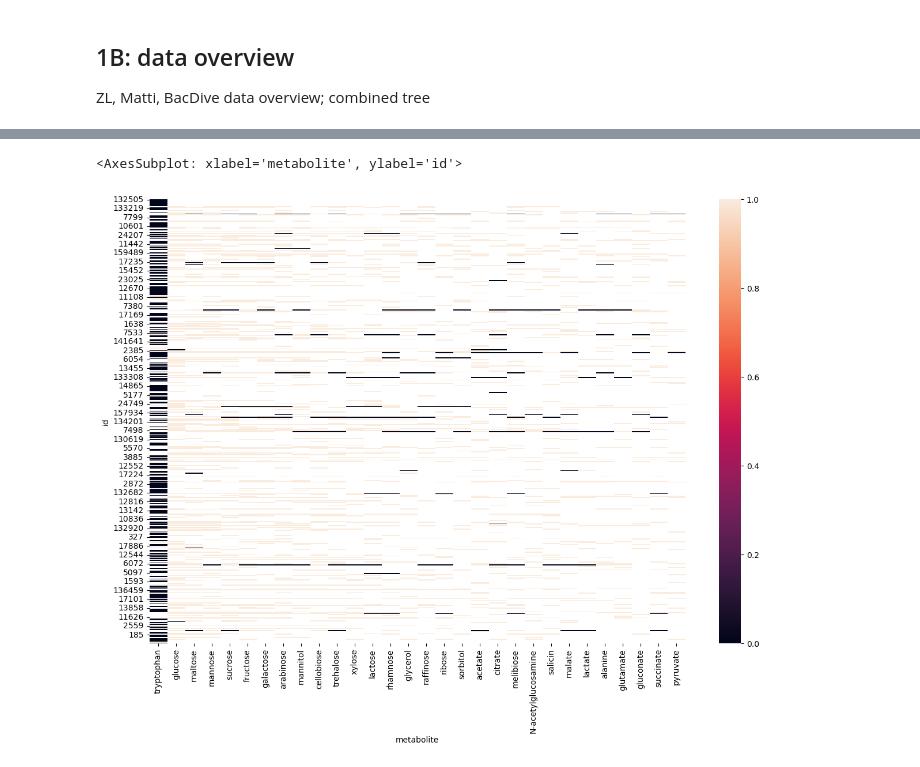
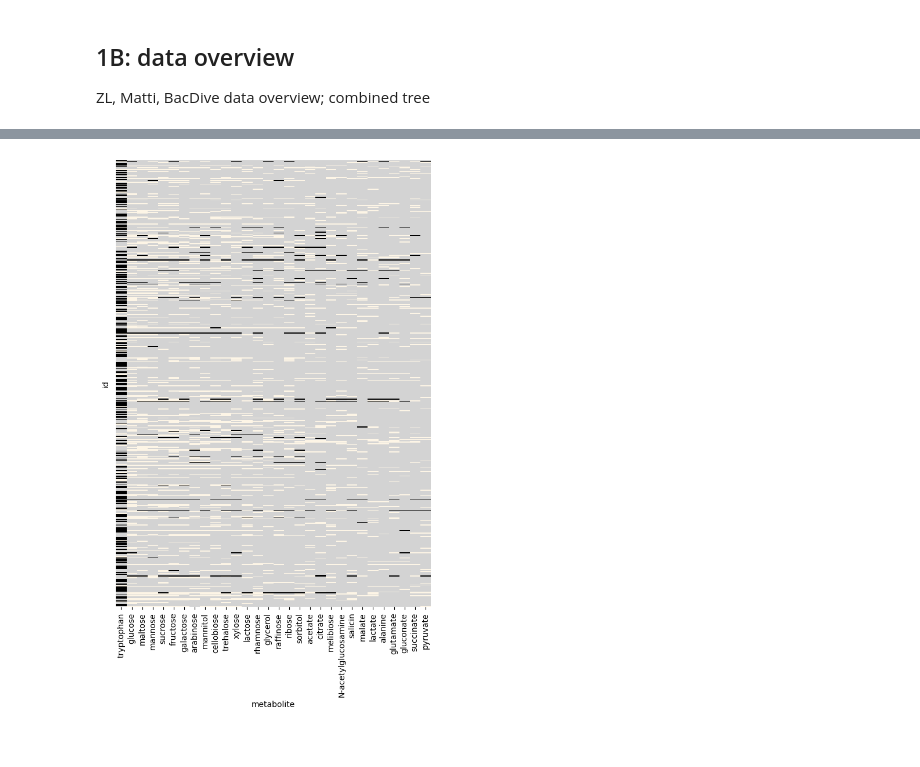
Before and after one commit to zeqianli/CarbonUtilization, a Jupyter notebook: figure_1.ipynb, the cells around one changed output, grey strips where cells are left out. Drawn from its saved outputs; the diff is of its cells as text; code cells hidden in the pictures.

```diff
--- a/figure_1.ipynb
+++ b/figure_1.ipynb
@@ -129,0 +132,13 @@ bacdive['growth_data'].shape
+# %%
+from matplotlib.colors import ListedColormap
+import matplotlib.pyplot as plt
+cmap=ListedColormap(['black','lightgrey','oldlace'])
+import seaborn as sns
+
+def plot_growth_data(df):
+    df=df.copy()
+    fig=plt.figure(figsize=(7,10))
+    df[df==1]=2
+    df=df.fillna(1)
+    sns.heatmap(df,ax=fig.gca(),cmap=cmap, cbar=False,yticklabels=False)
+    return fig
@@ -130,9 +172,8 @@ bacdive['growth_data'].shape
 # %%
 # Bacdive
-df=bacdive['growth_data']
+df=pd.read_pickle("/home/zeqianli/project/zeqian/Carbon/data/bacdive/bacdive.pk")['growth_data']
 df=df.iloc[:,np.argsort(df.count(axis=0).values)[::-1]]
 
-sns.heatmap(df.iloc[np.random.choice(df.shape[0],500),:30])
+fig=plot_growth_data(df.iloc[np.random.choice(df.shape[0],500),:30])
 # %% [output]
-<AxesSubplot: xlabel='metabolite', ylabel='id'>
-[figure, old version]
+[figure, new version]
```
Also changed, not shown: parts of 23 cells of this notebook, 14 other files.
